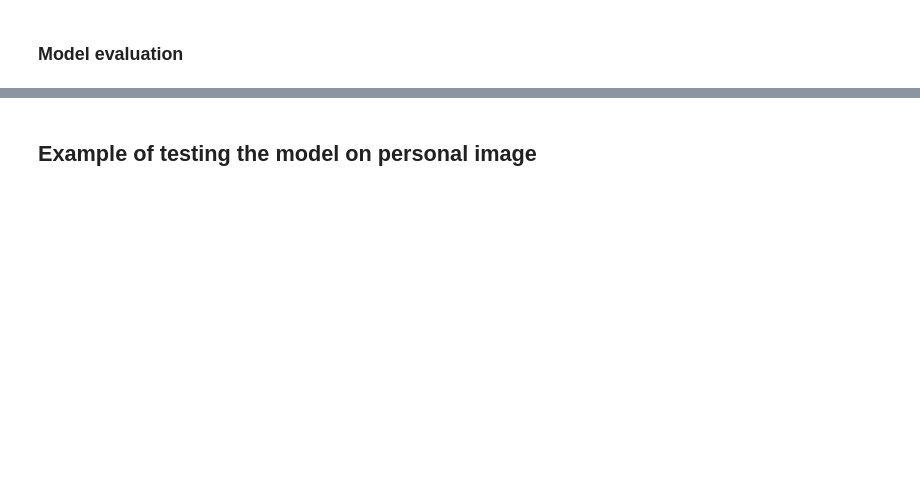
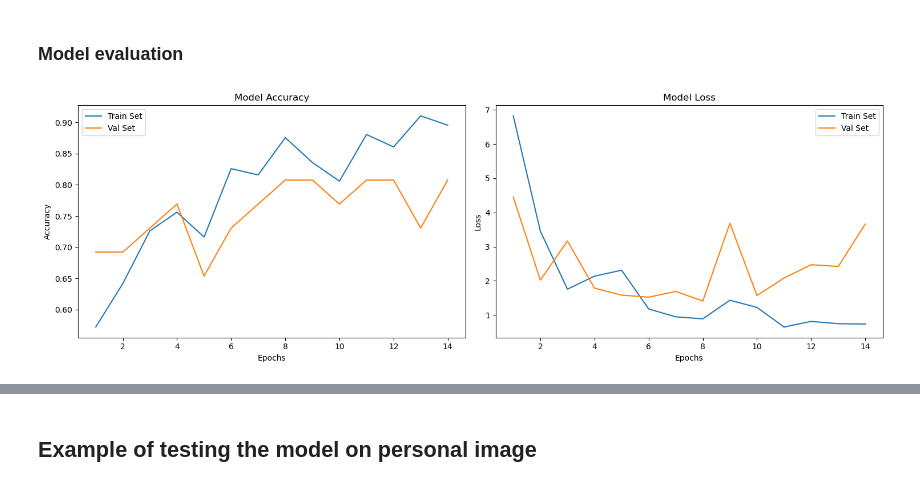
Before and after one commit to s20488/COV-brain-tumor-detection, a Jupyter notebook: COV-brain-tumor-detection.ipynb, the cells around one changed output, grey strips where cells are left out. Cells and saved outputs as stored; diff of their text form; code cells hidden in the pictures; blank space fills up the shorter version.

```diff
--- a/COV-brain-tumor-detection.ipynb
+++ b/COV-brain-tumor-detection.ipynb
@@ -99,14 +141,14 @@ train_generator, validation_generator = create_data_generators()
 # %%
-history = model.fit(
-    train_generator,
-    steps_per_epoch=7,
-    epochs=30,
-    validation_data=validation_generator,
-    validation_steps=2,
-    callbacks=[EarlyStopping(monitor="val_accuracy", mode="max", patience=6)],
-)
-
-model.save('cnn-vgg16.h5')
-
-with open("model_history.pkl", "wb") as file_pi:
-    pickle.dump(history.history, file_pi)
+# history = model.fit(
+#     train_generator,
+#     steps_per_epoch=7,
+#     epochs=30,
+#     validation_data=validation_generator,
+#     validation_steps=2,
+#     callbacks=[EarlyStopping(monitor="val_accuracy", mode="max", patience=6)],
+# )
+#
+# model.save('cnn-vgg16.h5')
+#
+# with open("model_history.pkl", "wb") as file_pi:
+#     pickle.dump(history.history, file_pi)
@@ -113,9 +173,11 @@ with open("model_history.pkl", "wb") as file_pi:
 # %% [markdown]
 ### Model evaluation
 # %%
-with open("model_history.pkl", "rb") as file_pi:
+with open("COV_brain_tumor_detection/model_history.pkl", "rb") as file_pi:
     loaded_history = pickle.load(file_pi)
 
 plot_model_performance(loaded_history)
+# %% [output]
+[figure, added]
 # %%
 predictions_test = [1 if x > 0.5 else 0 for x in model.predict(X_test_prep)]
```
Also changed, not shown: parts of 14 cells of this notebook, 7 other files.
